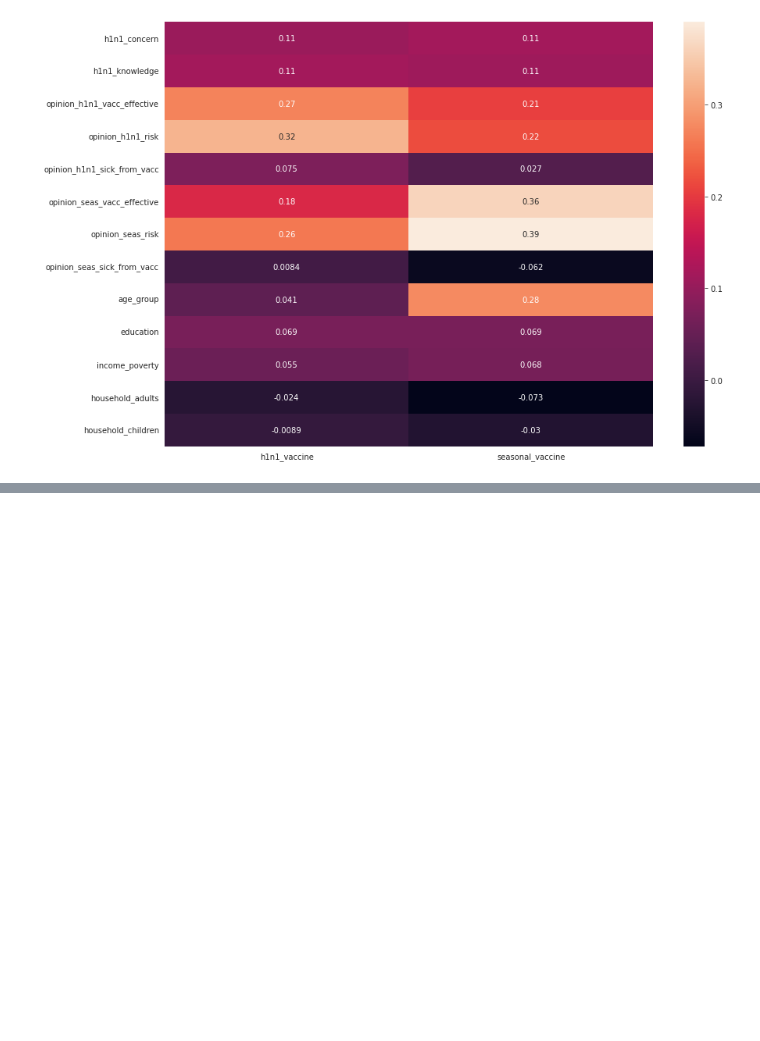
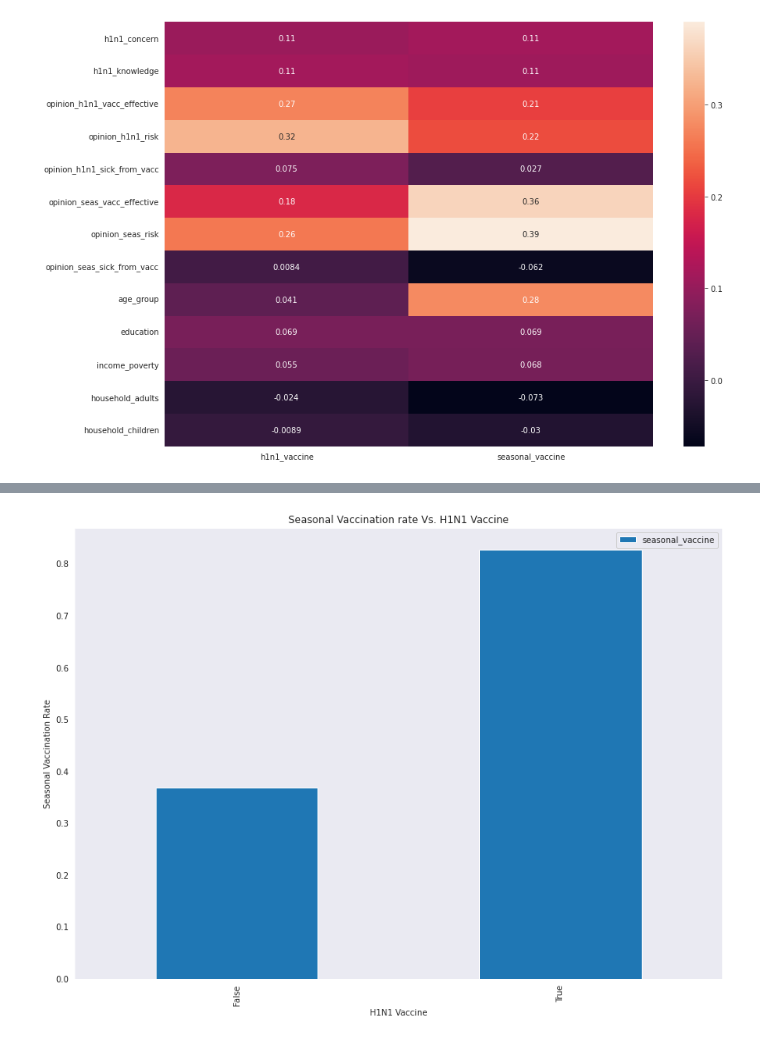
Before and after one commit to mhadjiantonis/FluShotLearning, a Jupyter notebook: FluShot.ipynb, the cells around one changed output, grey strips where cells are left out. Saved outputs shown, nothing was run; the diff lists cells and outputs as text; code cells hidden in the pictures; blank space fills up the shorter version.

```diff
--- a/FluShot.ipynb
+++ b/FluShot.ipynb
@@ -307,3 +317,13 @@ plt.show()
+# %%
+fig = plt.figure(figsize=(14, 10))
+ax = fig.subplots(1)
+Y.groupby('h1n1_vaccine').mean().plot(kind='bar', ax=ax)
+ax.set_title('Seasonal Vaccination rate Vs. H1N1 Vaccine')
+ax.set_xlabel('H1N1 Vaccine')
+ax.set_ylabel('Seasonal Vaccination Rate')
+plt.show()
+# %% [output]
+[figure, added]
 # %% [markdown]
 ### Observations:
 1. Looking at the calculated correlations, we find that the features that are the most strongly correlated with whether one receives a vaccine or not are `opinion_seas_vacc_effective`, `opinion_seas_risk`, `opinion_h1n1_vacc_effective` and `opinion_h1n1_risk`. In other words, people's personal opinion about whether they are at risk or whether the vaccine works determines to certain degree whether they receive the vaccine or not.  Of course, this can also be interpreted the other way around, people that receive the vaccine form a positive opinion about it through their experiences.
```
Also changed, not shown: parts of 13 cells of this notebook.
